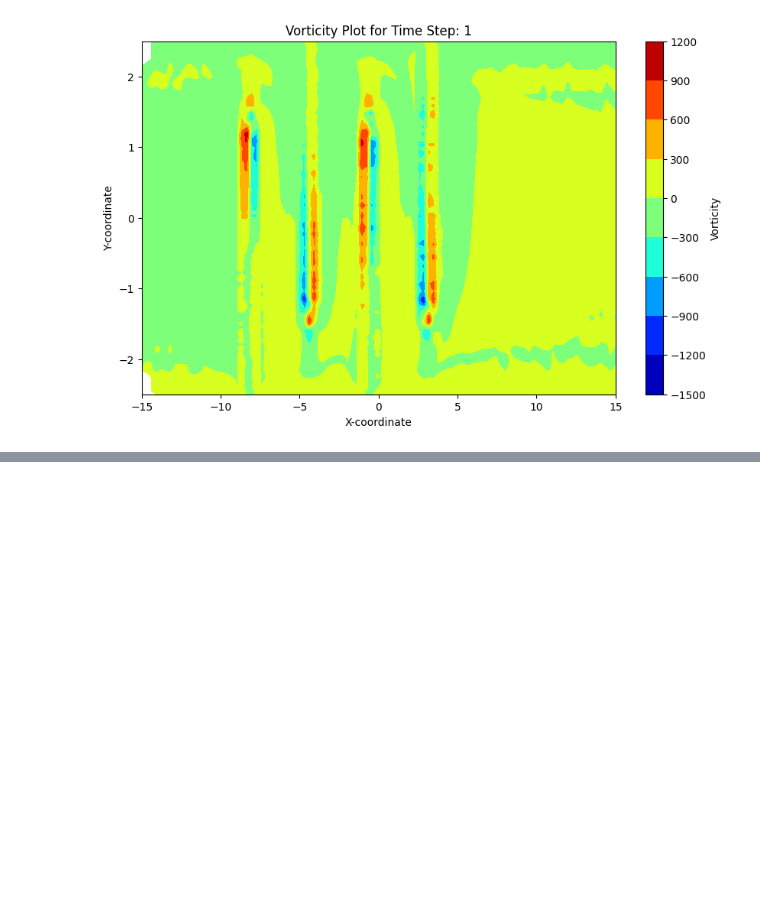
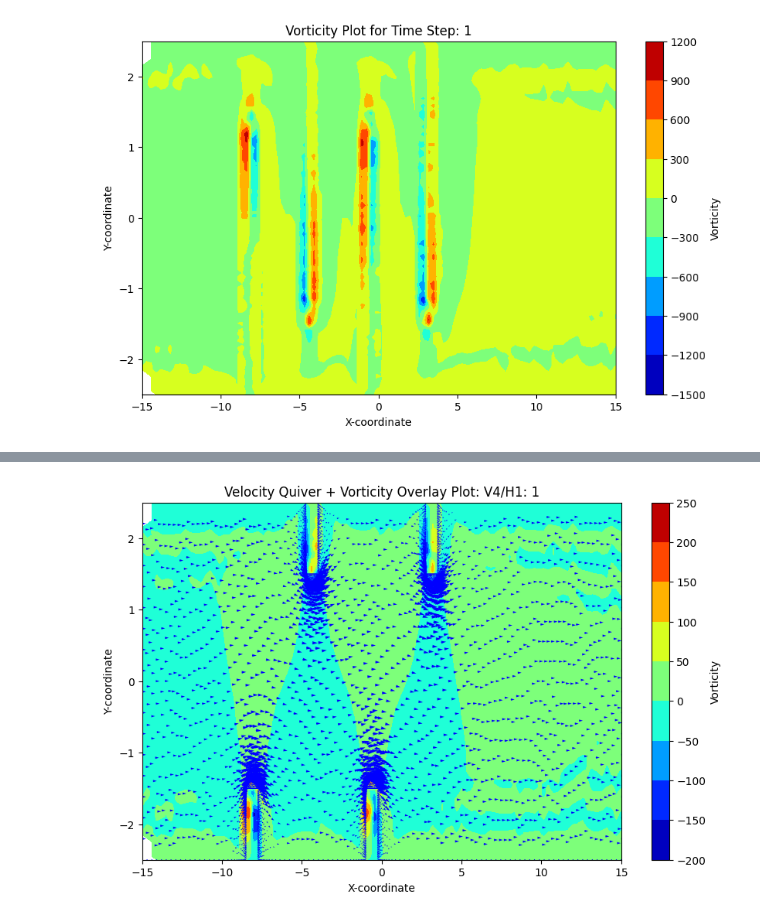
Before and after one commit to ak2k2/wtmd-senior-projects, a Jupyter notebook: clean.ipynb, the cells around one changed output, grey strips where cells are left out. Drawn from its saved outputs; the diff is of its cells as text; code cells hidden in the pictures; blank space fills up the shorter version.

```diff
--- a/clean.ipynb
+++ b/clean.ipynb
@@ -142,3 +142,72 @@ HTML(vorticity_ani.to_html5_video())
 # %% [output]
 [interactive output not drawn]
 [figure]
+# %%
+import numpy as np
+import pandas as pd
+import matplotlib.pyplot as plt
+from matplotlib.animation import FuncAnimation
+from scipy.interpolate import griddata
+from IPython.display import HTML
+
+# Assuming 'data' is your DataFrame with columns: ['time_step', 'x-coordinate', 'y-coordinate', 'x-velocity', 'y-velocity']
+
+# Grid for vorticity
+grid_x, grid_y = np.mgrid[-15:15:100j, -2.5:2.5:100j]
+
+
+def update_combined(frame, data):
+    plt.clf()
+    time_step = frame + 1
+
+    # Select data for the current frame
+    df = data[data["time_step"] == time_step]
+
+    # Vorticity calculation
+    vorticity = calculate_vorticity(
+        df["x-coordinate"], df["y-coordinate"], df["x-velocity"], df["y-velocity"]
+    )
+
+    # Plot vorticity
+    plt.contourf(grid_x, grid_y, vorticity, cmap="jet")
+    plt.colorbar(label="Vorticity")
+
+    # Plot quiver
+    plt.quiver(
+        df["x-coordinate"],
+        df["y-coordinate"],
+        df["x-velocity"],
+        df["y-velocity"],
+        color="b",
+        scale=10000,
+        scale_units="width",
+    )
+
+    # Set plot title and labels
+    plt.title(f"Velocity Quiver + Vorticity Overlay Plot: V4/H1: {time_step}")
+    plt.xlabel("X-coordinate")
+    plt.ylabel("Y-coordinate")
+    plt.xlim(-15, 15)
+    plt.ylim(-2.5, 2.5)
+
+
+# Function to calculate vorticity
+def calculate_vorticity(x, y, u, v):
+    grid_u = griddata((x, y), u, (grid_x, grid_y), method="cubic")
+    grid_v = griddata((x, y), v, (grid_x, grid_y), method="cubic")
+    vy, vx = np.gradient(grid_v), np.gradient(grid_u)
+    vorticity = vx[1] - vy[0]
+    return vorticity
+
+
+# Create figure for the combined plot
+fig, ax = plt.subplots(figsize=(10, 6))
+
+# Assuming 'frames' is the number of frames you want to animate
+ani = FuncAnimation(
+    fig, update_combined, fargs=(data,), frames=50, interval=200, repeat=True
+)
+
+# Display the animation
+HTML(ani.to_html5_video())
+# %% [output]
@@ -144,0 +215 @@ HTML(vorticity_ani.to_html5_video())
+[figure, added]
```
Also changed, not shown: parts of 1 cell of this notebook, 2 other files.
